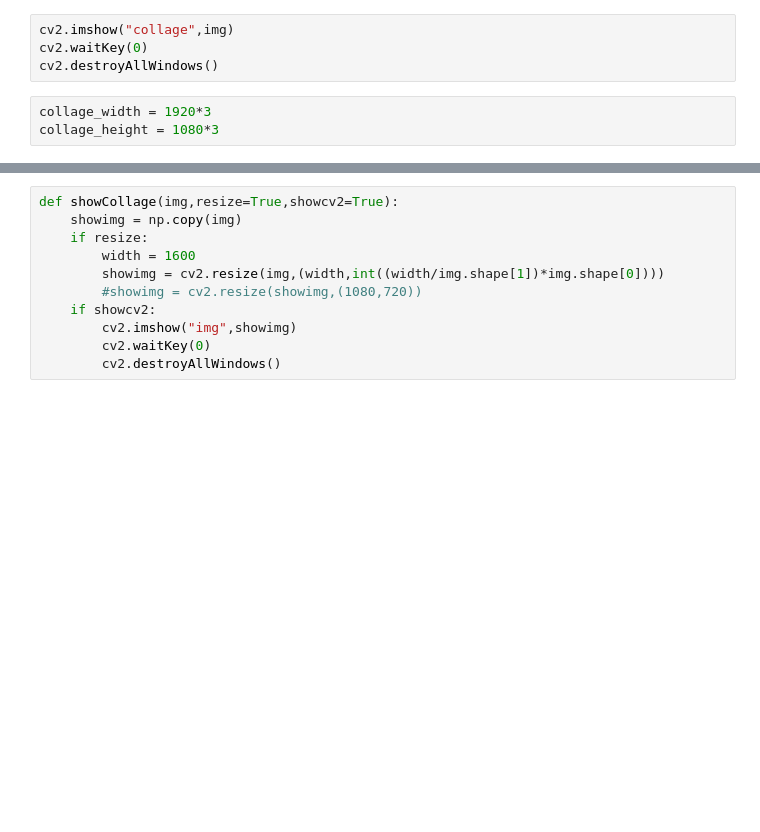
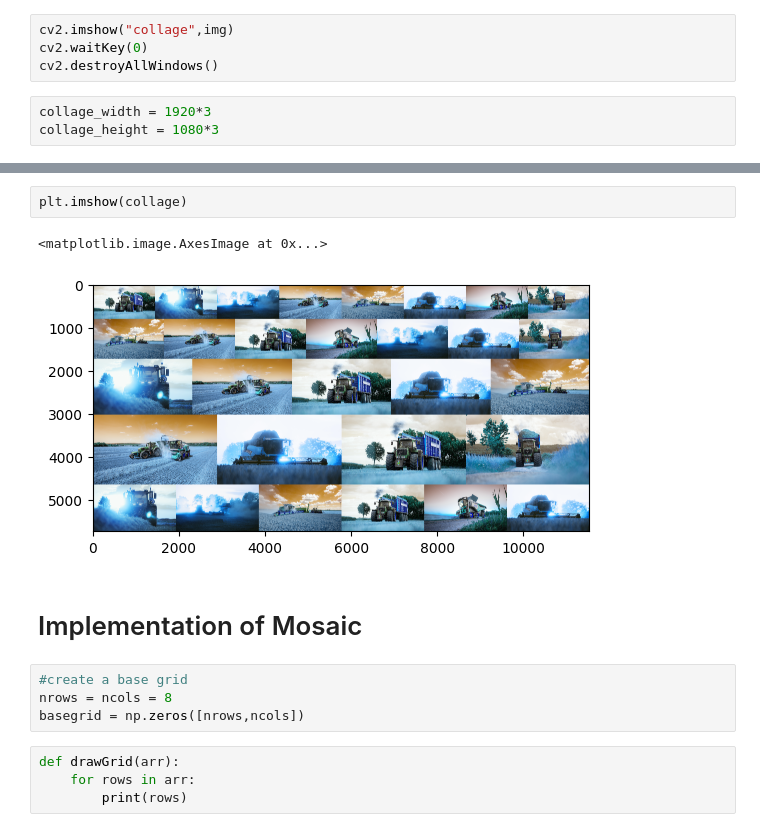
Before and after one commit to mgoetze06/learnPy, a Jupyter notebook: mosaic/mosaic.ipynb, the cells around one changed output, grey strips where cells are left out. Drawn from its saved outputs; the diff is of its cells as text; blank space fills up the shorter version.

Commit message:
added grid for mosaic calculation

```diff
--- a/mosaic/mosaic.ipynb
+++ b/mosaic/mosaic.ipynb
@@ -83,11 +87,15 @@ showCollage(collage,resize=True)
-# %%
-def showCollage(img,resize=True,showcv2=True):
-    showimg = np.copy(img)
-    if resize:
-        width = 1600
-        showimg = cv2.resize(img,(width,int((width/img.shape[1])*img.shape[0])))
-        #showimg = cv2.resize(showimg,(1080,720))
-    if showcv2:
-        cv2.imshow("img",showimg)
-        cv2.waitKey(0)
-        cv2.destroyAllWindows()
+# %%
+plt.imshow(collage)
+# %% [output]
+<matplotlib.image.AxesImage at 0x...>
+[figure, added]
+# %% [markdown]
+# Implementation of Mosaic
+# %%
+#create a base grid
+nrows = ncols = 8
+basegrid = np.zeros([nrows,ncols])
+# %%
+def drawGrid(arr):
+    for rows in arr:
+        print(rows)
```
Also changed, not shown: parts of 12 cells of this notebook.
